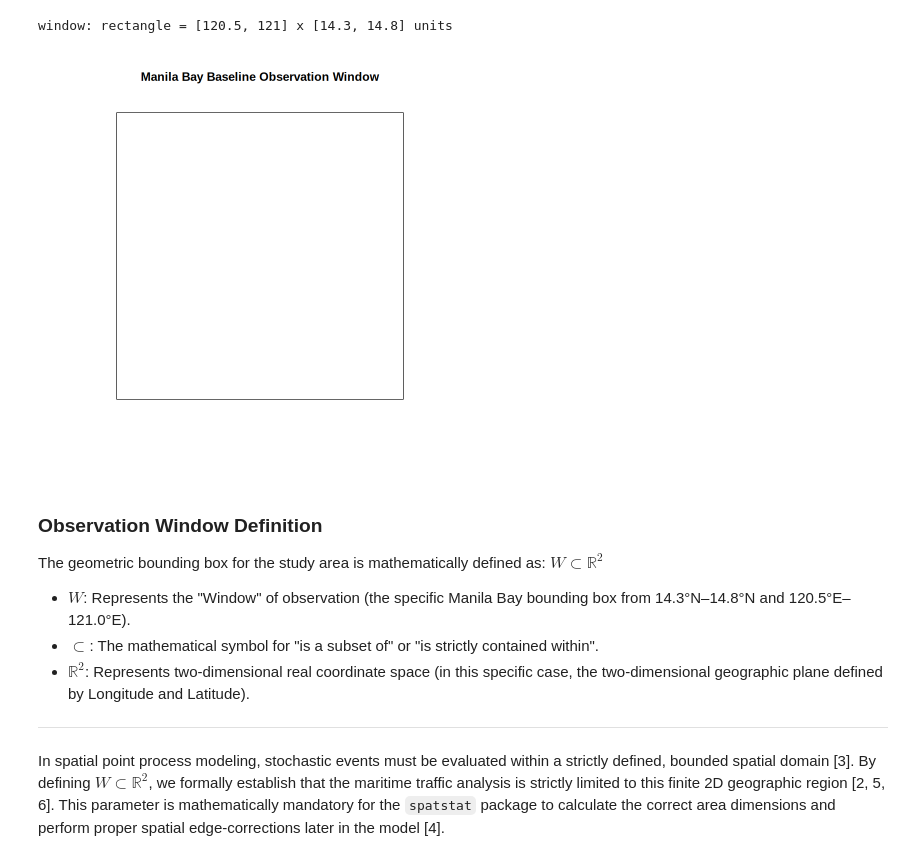
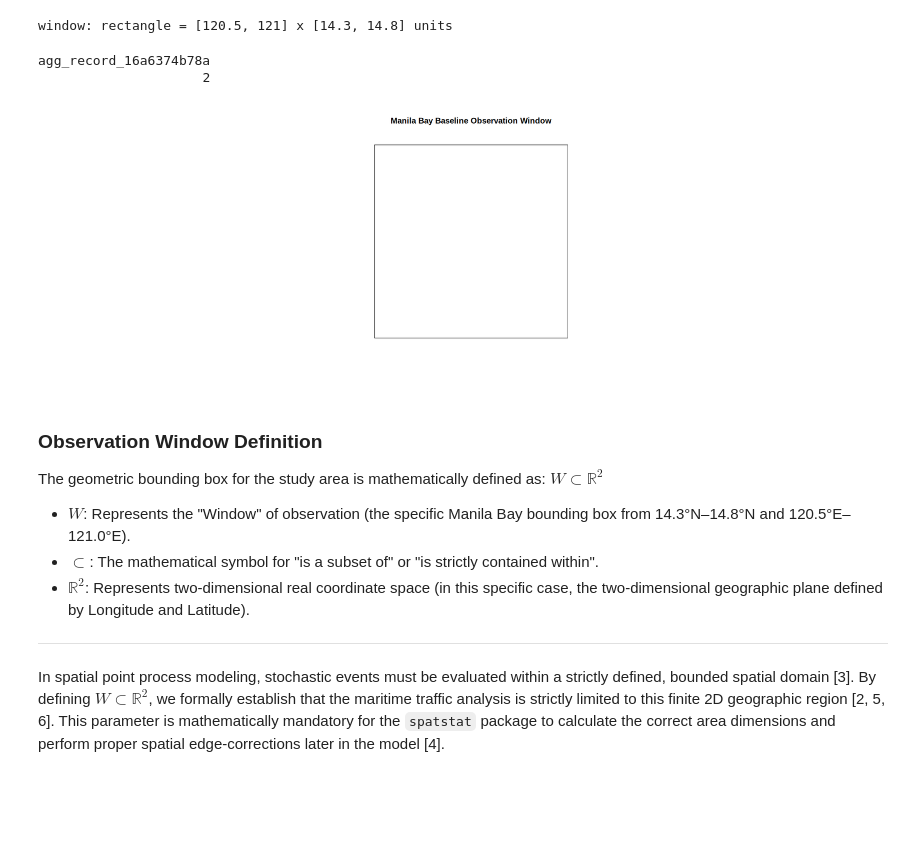
Before and after one commit to rm-cg/maritime-anisotropy-lgcp-R, a Jupyter notebook: 01_maritime_anisotropy_LGCP.ipynb, the cells around one changed output. Cells and saved outputs as stored; diff of their text form; code cells hidden in the pictures; blank space fills up the shorter version.

```diff
--- a/01_maritime_anisotropy_LGCP.ipynb
+++ b/01_maritime_anisotropy_LGCP.ipynb
@@ -44,11 +44,19 @@ manila_bay_window <- owin(xrange = c(120.5, 121.0), yrange = c(14.3, 14.8))
 print(manila_bay_window)
 # %% [output]
 window: rectangle = [120.5, 121] x [14.3, 14.8] units
-# %%
-# Plot the mathematical observation window for Manila Bay
-plot(manila_bay_window, main = "Manila Bay Baseline Observation Window")
-# %% [output]
-[figure, removed]
+# %%
+
+# SIDE FOLDER EXPORT
+png(filename = "Day02_Baseline_Observation_Window.png", width = 2000, height = 2000, res = 300)
+plot(manila_bay_window, main = "Manila Bay Baseline Observation Window")
+dev.off()
+
+# DISPLAY
+plot(manila_bay_window, main = "Manila Bay Baseline Observation Window")
+# %% [output]
+agg_record_16a6374b78a
+                     2
+[figure, added]
 # %% [markdown]
 ### **Observation Window Definition**
 
```
Also changed, not shown: parts of 21 cells of this notebook.
